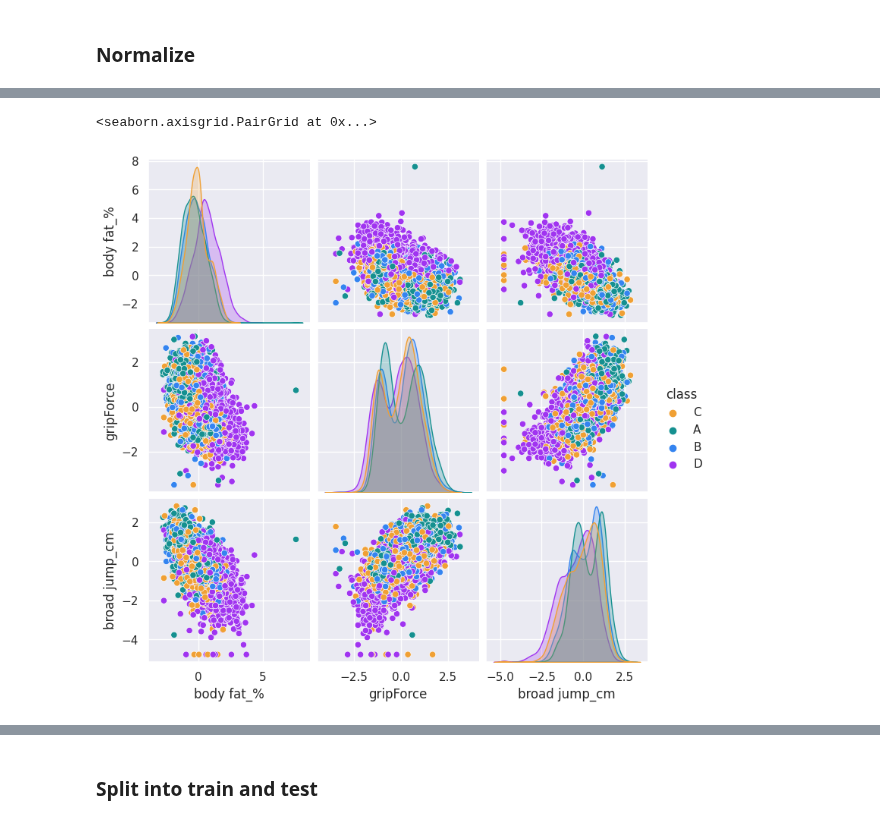
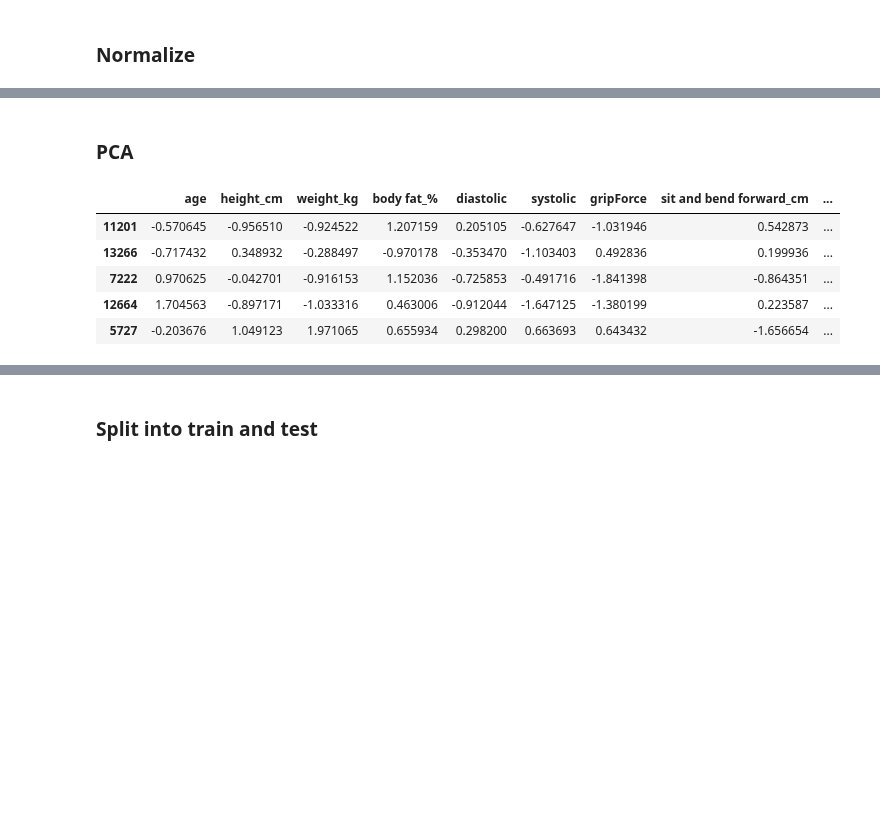
Before and after one commit to ahmadhatahet/runtime-monitoring, a Jupyter notebook: supporting-scripts/pca-example.ipynb, the cells around one changed output, grey strips where cells are left out. Drawn from its saved outputs; the diff is of its cells as text; code cells hidden in the pictures; blank space fills up the shorter version.

```diff
--- a/supporting-scripts/pca-example.ipynb
+++ b/supporting-scripts/pca-example.ipynb
@@ -96,6 +64,2 @@ sns.lmplot(x='broad jump_cm', y='body fat_%', hue='class', data=df_scaled, scatt
-# %%
-sns.pairplot(df_scaled[sel_columns + ['class']], hue='class',
-             palette=palette)
-# %% [output]
-<seaborn.axisgrid.PairGrid at 0x...>
-[figure, removed]
+# %% [markdown]
+### PCA
@@ -102 +70,10 @@ sns.pairplot(df_scaled[sel_columns + ['class']], hue='class',
+# %%
+x.sample(5)
+# %% [output]
+|  | age | height_cm | weight_kg | body fat_% | diastolic | systolic | gripForce | sit and bend forward_cm | ... |
+| 11201 | -0.570645 | -0.956510 | -0.924522 | 1.207159 | 0.205105 | -0.627647 | -1.031946 | 0.542873 | ... |
+| 13266 | -0.717432 | 0.348932 | -0.288497 | -0.970178 | -0.353470 | -1.103403 | 0.492836 | 0.199936 | ... |
+| 7222 | 0.970625 | -0.042701 | -0.916153 | 1.152036 | -0.725853 | -0.491716 | -1.841398 | -0.864351 | ... |
+| 12664 | 1.704563 | -0.897171 | -1.033316 | 0.463006 | -0.912044 | -1.647125 | -1.380199 | 0.223587 | ... |
+| 5727 | -0.203676 | 1.049123 | 1.971065 | 0.655934 | 0.298200 | 0.663693 | 0.643432 | -1.656654 | ... |
 # %%
```
Also changed, not shown: parts of 45 cells of this notebook.
